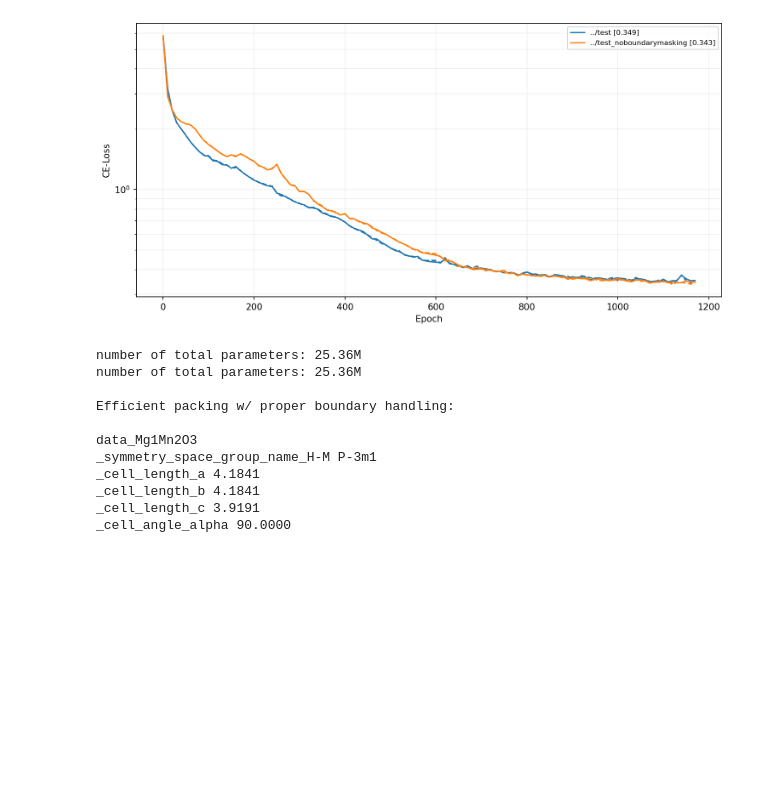
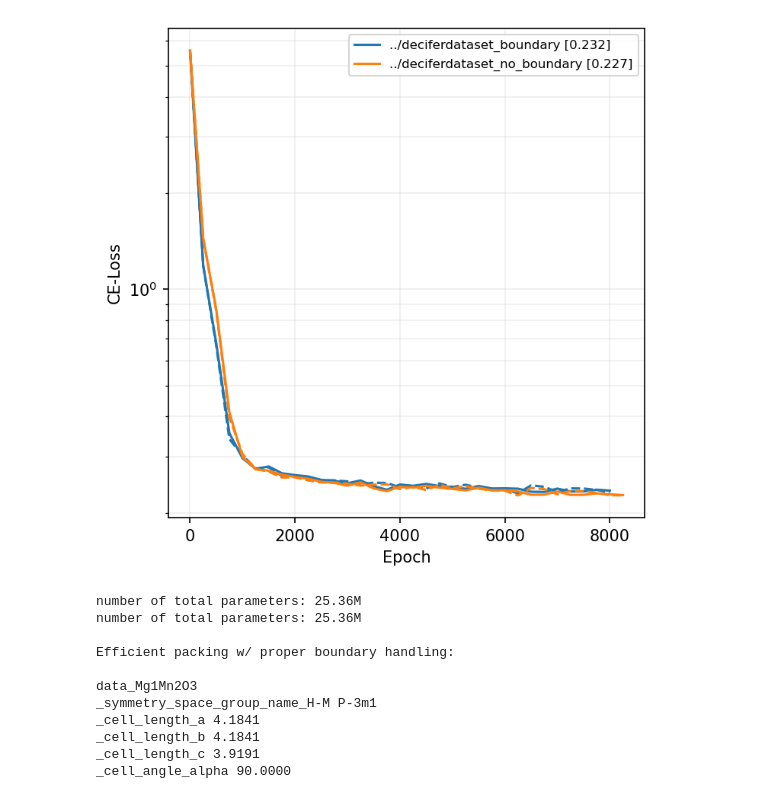
Before and after one commit to zhaohan-alan/decifier, a Jupyter notebook: decifer/notebooks/idea_for_evaluation.ipynb, the cells around one changed output. Cells and saved outputs as stored; diff of their text form; code cells hidden in the pictures; blank space fills up the shorter version.

```diff
--- a/decifer/notebooks/idea_for_evaluation.ipynb
+++ b/decifer/notebooks/idea_for_evaluation.ipynb
@@ -35,17 +116,18 @@ from decifer import (
 # %%
 from decifer import (
     plot_loss_curves,
 )
 
 plot_loss_curves(
     [
-        "../cry/ckpt.pt",
-        "../test_noboundarymasking/ckpt.pt",
+        "../deciferdataset_boundary/ckpt.pt",
+        "../deciferdataset_no_boundary/ckpt.pt",
     ],
-    ylog = True
+    ylog = True,
+    figsize=(5,5)
 )
 # %% [output]
-[figure, old version]
+[figure, new version]
 # %%
 # Config path
 config_path = "../configs/testconfig.yaml"
```
Also changed, not shown: parts of 4 cells of this notebook, 4 other files.
